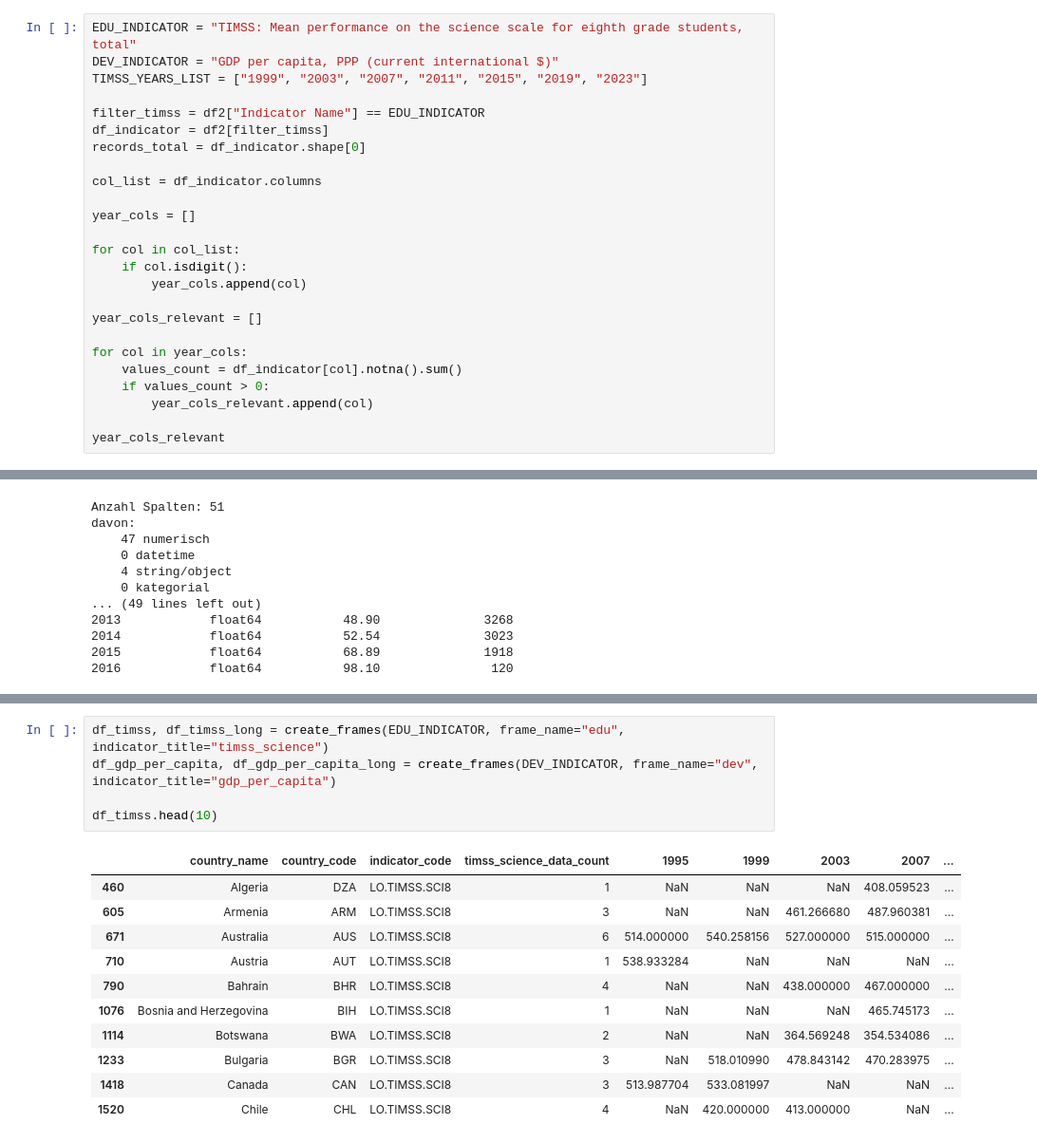
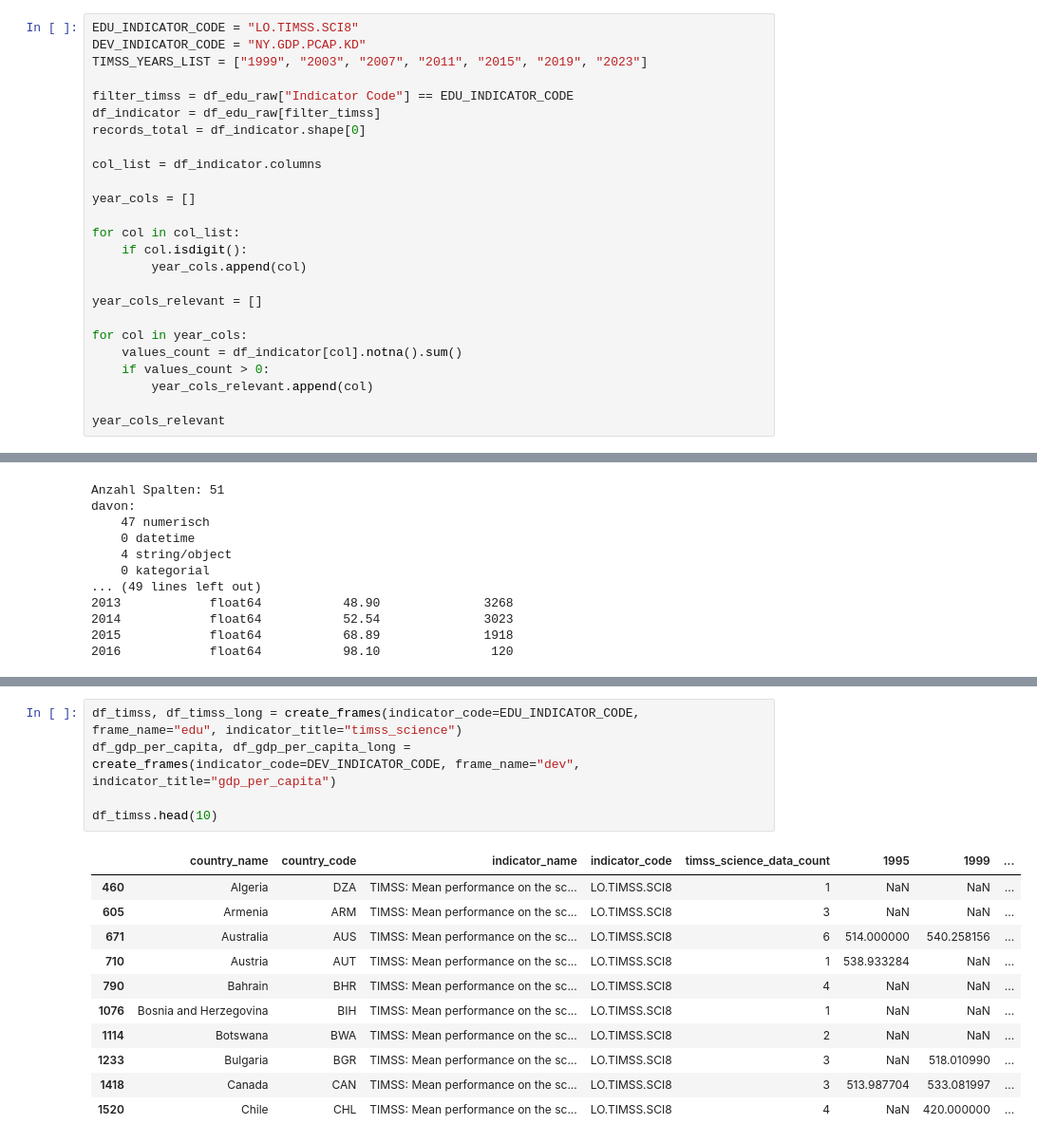
Before and after one commit to EckbertRadieschen/Analysis-App---Bildung-Entwicklung-international-, a Jupyter notebook: notebooks/abschlussprojekt.ipynb, the cells around one changed output, grey strips where cells are left out. Shown at 95% size. Saved outputs shown, nothing was run; the diff lists cells and outputs as text.

```diff
--- a/notebooks/abschlussprojekt.ipynb
+++ b/notebooks/abschlussprojekt.ipynb
@@ -194,12 +187,12 @@ Unnamed: 69     float64          100.00                 0
 # %% [markdown]
 ## Entwicklung einer Funktion zum Auffinden für den Indikator relevanter Jahre
 # %%
-EDU_INDICATOR = "TIMSS: Mean performance on the science scale for eighth grade students, total"
-DEV_INDICATOR = "GDP per capita, PPP (current international $)"
+EDU_INDICATOR_CODE = "LO.TIMSS.SCI8"
+DEV_INDICATOR_CODE = "NY.GDP.PCAP.KD"
 TIMSS_YEARS_LIST = ["1999", "2003", "2007", "2011", "2015", "2019", "2023"]
 
-filter_timss = df2["Indicator Name"] == EDU_INDICATOR
-df_indicator = df2[filter_timss]
+filter_timss = df_edu_raw["Indicator Code"] == EDU_INDICATOR_CODE
+df_indicator = df_edu_raw[filter_timss]
 records_total = df_indicator.shape[0]
 
 col_list = df_indicator.columns
@@ -337,17 +330,17 @@ df_dev
 # %%
-df_timss, df_timss_long = create_frames(EDU_INDICATOR, frame_name="edu", indicator_title="timss_science")
-df_gdp_per_capita, df_gdp_per_capita_long = create_frames(DEV_INDICATOR, frame_name="dev", indicator_title="gdp_per_capita")
+df_timss, df_timss_long = create_frames(indicator_code=EDU_INDICATOR_CODE, frame_name="edu", indicator_title="timss_science")
+df_gdp_per_capita, df_gdp_per_capita_long = create_frames(indicator_code=DEV_INDICATOR_CODE, frame_name="dev", indicator_title="gdp_per_capita")
 
 df_timss.head(10)
 # %% [output]
-|  | country_name | country_code | indicator_code | timss_science_data_count | 1995 | 1999 | 2003 | 2007 | ... |
-| 460 | Algeria | DZA | LO.TIMSS.SCI8 | 1 | NaN | NaN | NaN | 408.059523 | ... |
-| 605 | Armenia | ARM | LO.TIMSS.SCI8 | 3 | NaN | NaN | 461.266680 | 487.960381 | ... |
-| 671 | Australia | AUS | LO.TIMSS.SCI8 | 6 | 514.000000 | 540.258156 | 527.000000 | 515.000000 | ... |
-| 710 | Austria | AUT | LO.TIMSS.SCI8 | 1 | 538.933284 | NaN | NaN | NaN | ... |
-| 790 | Bahrain | BHR | LO.TIMSS.SCI8 | 4 | NaN | NaN | 438.000000 | 467.000000 | ... |
-| 1076 | Bosnia and Herzegovina | BIH | LO.TIMSS.SCI8 | 1 | NaN | NaN | NaN | 465.745173 | ... |
-| 1114 | Botswana | BWA | LO.TIMSS.SCI8 | 2 | NaN | NaN | 364.569248 | 354.534086 | ... |
-| 1233 | Bulgaria | BGR | LO.TIMSS.SCI8 | 3 | NaN | 518.010990 | 478.843142 | 470.283975 | ... |
-| 1418 | Canada | CAN | LO.TIMSS.SCI8 | 3 | 513.987704 | 533.081997 | NaN | NaN | ... |
-| 1520 | Chile | CHL | LO.TIMSS.SCI8 | 4 | NaN | 420.000000 | 413.000000 | NaN | ... |
+|  | country_name | country_code | indicator_name | indicator_code | timss_science_data_count | 1995 | 1999 | ... |
+| 460 | Algeria | DZA | TIMSS: Mean performance on the sc... | LO.TIMSS.SCI8 | 1 | NaN | NaN | ... |
+| 605 | Armenia | ARM | TIMSS: Mean performance on the sc... | LO.TIMSS.SCI8 | 3 | NaN | NaN | ... |
+| 671 | Australia | AUS | TIMSS: Mean performance on the sc... | LO.TIMSS.SCI8 | 6 | 514.000000 | 540.258156 | ... |
+| 710 | Austria | AUT | TIMSS: Mean performance on the sc... | LO.TIMSS.SCI8 | 1 | 538.933284 | NaN | ... |
+| 790 | Bahrain | BHR | TIMSS: Mean performance on the sc... | LO.TIMSS.SCI8 | 4 | NaN | NaN | ... |
+| 1076 | Bosnia and Herzegovina | BIH | TIMSS: Mean performance on the sc... | LO.TIMSS.SCI8 | 1 | NaN | NaN | ... |
+| 1114 | Botswana | BWA | TIMSS: Mean performance on the sc... | LO.TIMSS.SCI8 | 2 | NaN | NaN | ... |
+| 1233 | Bulgaria | BGR | TIMSS: Mean performance on the sc... | LO.TIMSS.SCI8 | 3 | NaN | 518.010990 | ... |
+| 1418 | Canada | CAN | TIMSS: Mean performance on the sc... | LO.TIMSS.SCI8 | 3 | 513.987704 | 533.081997 | ... |
+| 1520 | Chile | CHL | TIMSS: Mean performance on the sc... | LO.TIMSS.SCI8 | 4 | NaN | 420.000000 | ... |
```
Also changed, not shown: parts of 14 cells of this notebook, 6 other files.
